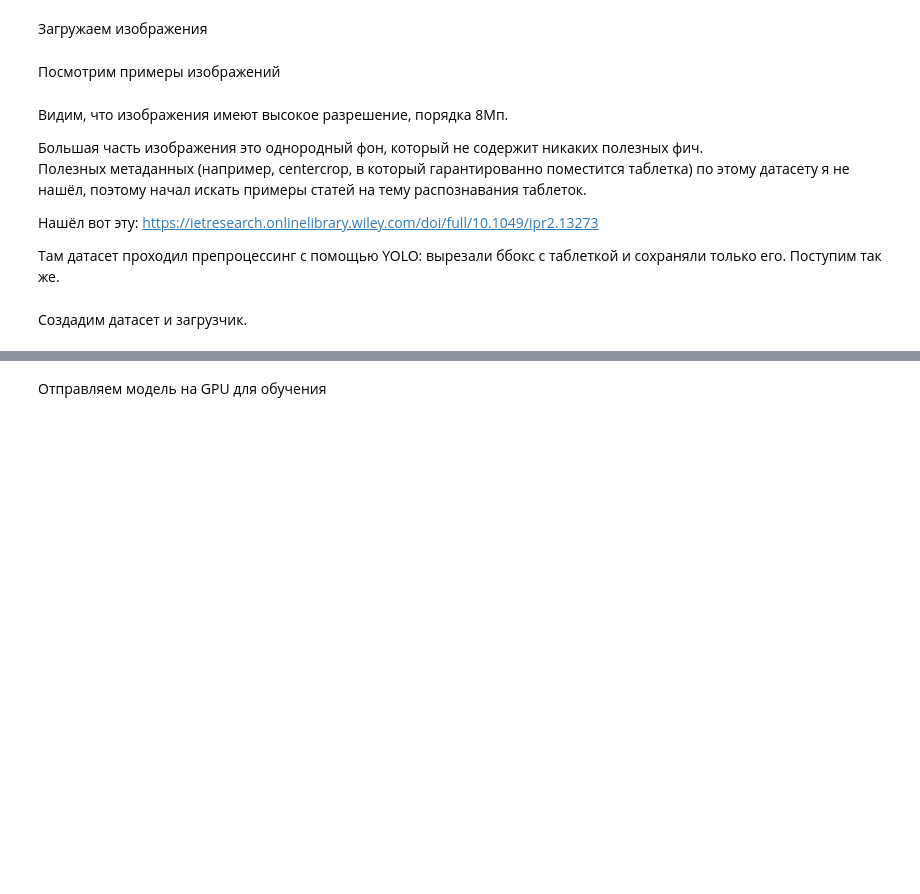
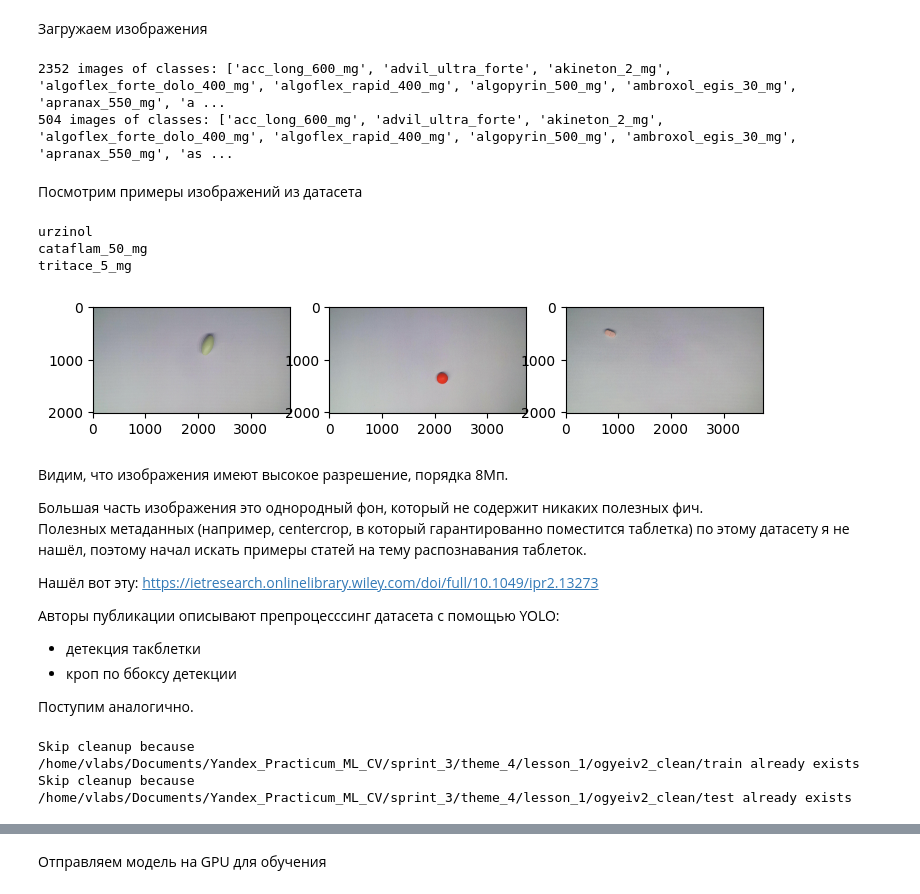
Before and after one commit to RomanArzumanyan/YandexPracticum, a Jupyter notebook: pill_classifier.ipynb, the cells around one changed output, grey strips where cells are left out. Saved outputs shown, nothing was run; the diff lists cells and outputs as text; code cells hidden in the pictures; blank space fills up the shorter version.

```diff
--- a/pill_classifier.ipynb
+++ b/pill_classifier.ipynb
@@ -18,3 +19,13 @@ from ultralytics import YOLO
 dataset_path = 'ogyeiv2'
 train_dataset = ImageFolder(dataset_path + '/train')
 val_dataset = ImageFolder(dataset_path + '/test')
+
+assert len(train_dataset.classes) == len(val_dataset.classes)
+classes = train_dataset.classes
+num_classes = len(classes)
+
+for dataset in [train_dataset, val_dataset]:
+    print(f"{len(dataset)} images of classes: {dataset.classes}")
+# %% [output]
+2352 images of classes: ['acc_long_600_mg', 'advil_ultra_forte', 'akineton_2_mg', 'algoflex_forte_dolo_400_mg', 'algoflex_rapid_400_mg', 'algopyrin_500_mg', 'ambroxol_egis_30_mg', 'apranax_550_mg', 'a ...
+504 images of classes: ['acc_long_600_mg', 'advil_ultra_forte', 'akineton_2_mg', 'algoflex_forte_dolo_400_mg', 'algoflex_rapid_400_mg', 'algopyrin_500_mg', 'ambroxol_egis_30_mg', 'apranax_550_mg', 'as ...
@@ -28,12 +32,17 @@ for dataset in [train_dataset, val_dataset]:
 # %% [markdown]
-Посмотрим примеры изображений
+Посмотрим примеры изображений из датасета
 # %%
 fig = plt.figure(figsize=(30, 10))
-for index in range(1, 3):
-    image, label = train_dataset[index]
+for index in range(1, 4):
+    image, label = train_dataset[np.random.randint(0, len(train_dataset))]
     print(classes[label])
     plt.subplot(1, 10, index)
     plt.imshow(image, cmap='gray')
+# %% [output]
+urzinol
+cataflam_50_mg
+tritace_5_mg
+[figure, added]
 # %% [markdown]
 Видим, что изображения имеют высокое разрешение, порядка 8Мп.
 
@@ -43,21 +52,36 @@ for index in range(1, 3):
 Нашёл вот эту:
 https://ietresearch.onlinelibrary.wiley.com/doi/full/10.1049/ipr2.13273
 
-Там датасет проходил препроцессинг с помощью YOLO: вырезали ббокс с таблеткой и сохраняли только его. Поступим так же.
+Авторы публикации описывают препроцесссинг датасета с помощью YOLO:
+ - детекция такблетки
+ - кроп по ббоксу детекции
+
+Поступим аналогично.
 # %%
 device = torch.device("cuda" if torch.cuda.is_available() else "cpu")
-# %% [markdown]
-Создадим датасет и загрузчик.
 # %%
-train_transforms = Compose([
-    Resize((224, 224)),
-    Normalize(mean=[0.485, 0.456, 0.406], std=[0.229, 0.224, 0.225]),
-    RandomRotation([-5, 5], fill=255.),
-    RandomVerticalFlip(p=0.5),
-    RandomHorizontalFlip(p=0.5)
-])
+# В первый раз чистка датасета занимает 4-6 минут.
+# Он будет сохранён на диск, при след. вызове ф-ии она вернёт управление тотчас.
+mean, std = du.clean_up(
+    train_dataset, device,
+    "/home/vlabs/Documents/Yandex_Practicum_ML_CV/sprint_3/theme_4/lesson_1/ogyeiv2_clean/train")
 
-val_transforms = Compose([
-    Resize((224, 224)),
-    Normalize(mean=[0.485, 0.456, 0.406], std=[0.229, 0.224, 0.225]),
-])
+if mean and std:
+    print(f"Data set mean: {mean}, std: {std}")
+else:
+    # Во время проверки на вашей машине du.clean_up вернёт похожие значения.
+    mean = [0.717, 0.644, 0.605]
+    std = [0.110, 0.103, 0.103]
+
+# mean и std валидационного датасета игнорируем, т. к. его размер очень мал.
+du.clean_up(
+    val_dataset, device,
+    "/home/vlabs/Documents/Yandex_Practicum_ML_CV/sprint_3/theme_4/lesson_1/ogyeiv2_clean/test")
+
+# Загружаем уже очищенные данные
+dataset_path = '/home/vlabs/Documents/Yandex_Practicum_ML_CV/sprint_3/theme_4/lesson_1/ogyeiv2_clean'
+train_dataset = ImageFolder(dataset_path + '/train')
+val_dataset = ImageFolder(dataset_path + '/test')
+# %% [output]
+Skip cleanup because /home/vlabs/Documents/Yandex_Practicum_ML_CV/sprint_3/theme_4/lesson_1/ogyeiv2_clean/train already exists
+Skip cleanup because /home/vlabs/Documents/Yandex_Practicum_ML_CV/sprint_3/theme_4/lesson_1/ogyeiv2_clean/test already exists
```
Also changed, not shown: parts of 14 cells of this notebook, 2 other files.
